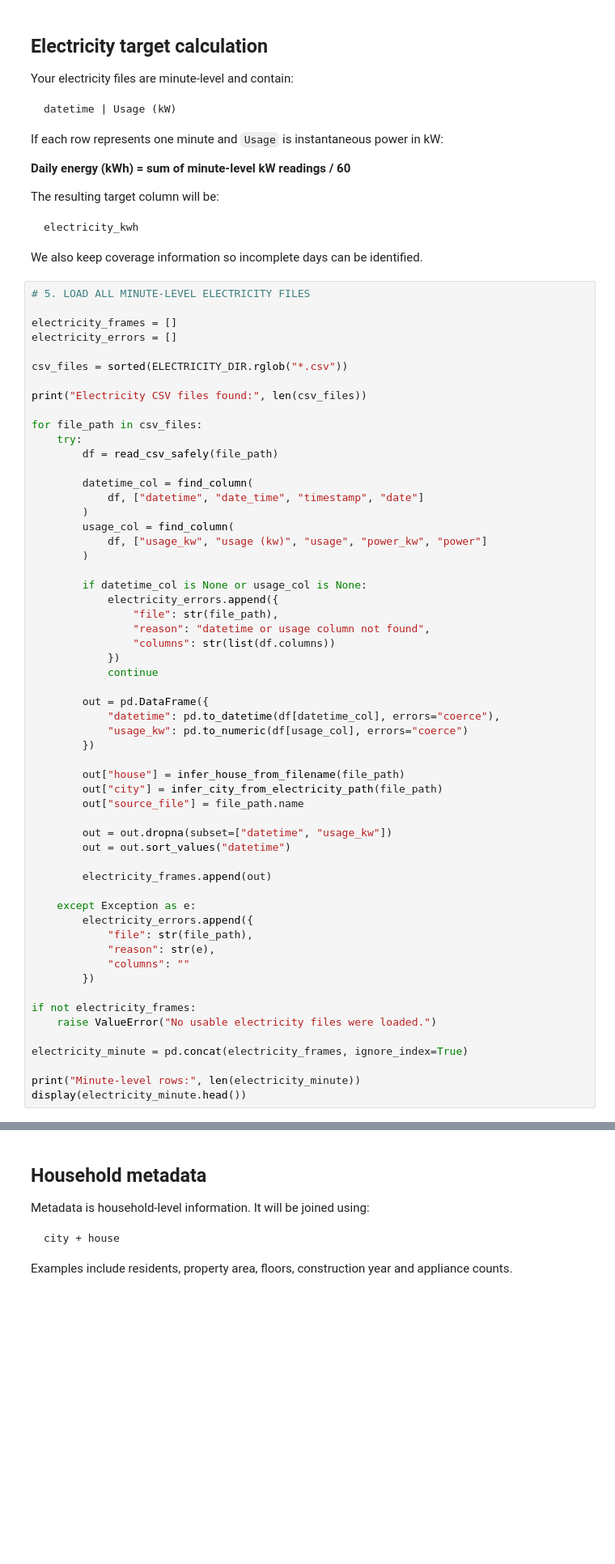
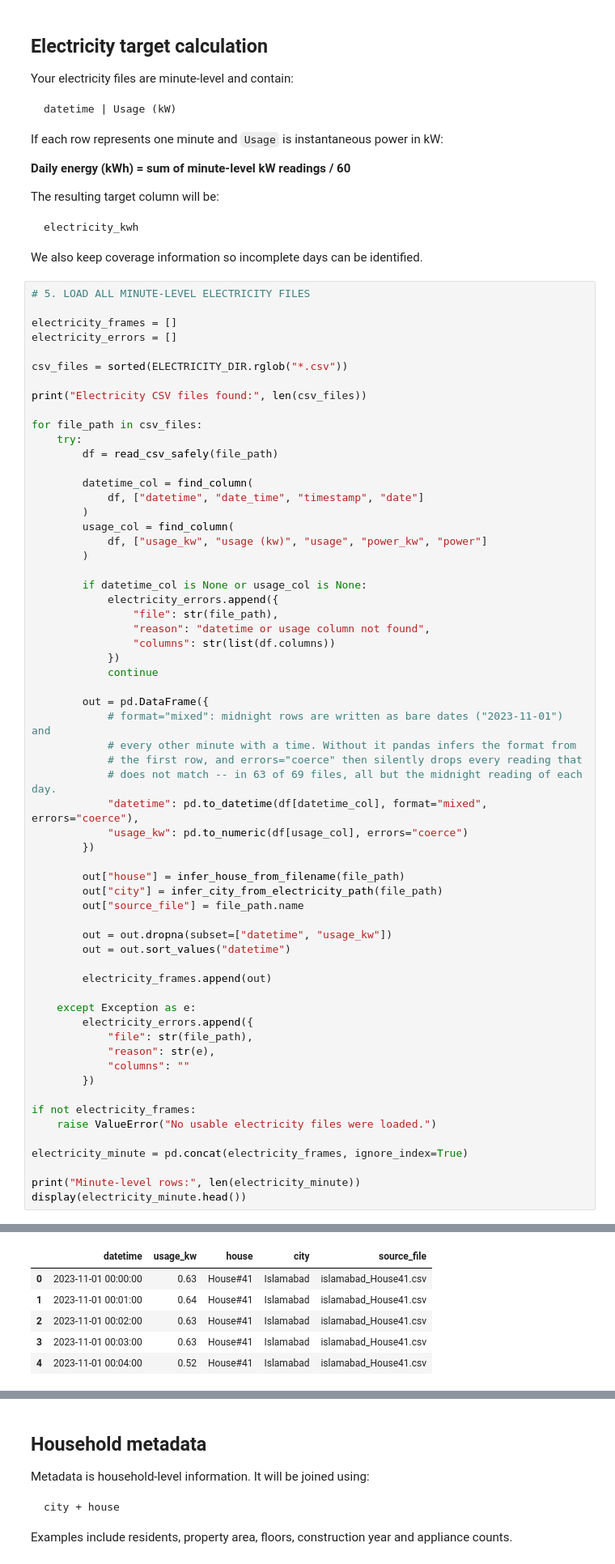
Before and after one commit to aimenja/Project-Electricity-Demand-Forecasting, a Jupyter notebook: PowerPlus_Data_Processing_Feature_Engineering.ipynb, the cells around one changed output, grey strips where cells are left out. Shown at 81% size. Drawn from its saved outputs; the diff is of its cells as text; blank space fills up the shorter version.

```diff
--- a/PowerPlus_Data_Processing_Feature_Engineering.ipynb
+++ b/PowerPlus_Data_Processing_Feature_Engineering.ipynb
@@ -206,7 +206,11 @@ for file_path in csv_files:
             continue
 
         out = pd.DataFrame({
-            "datetime": pd.to_datetime(df[datetime_col], errors="coerce"),
+            # format="mixed": midnight rows are written as bare dates ("2023-11-01") and
+            # every other minute with a time. Without it pandas infers the format from
+            # the first row, and errors="coerce" then silently drops every reading that
+            # does not match -- in 63 of 69 files, all but the midnight reading of each day.
+            "datetime": pd.to_datetime(df[datetime_col], format="mixed", errors="coerce"),
             "usage_kw": pd.to_numeric(df[usage_col], errors="coerce")
         })
 
@@ -238,3 +243,9 @@ Electricity CSV files found: 69
+|  | datetime | usage_kw | house | city | source_file |
+| 0 | 2023-11-01 00:00:00 | 0.63 | House#41 | Islamabad | islamabad_House41.csv |
+| 1 | 2023-11-01 00:01:00 | 0.64 | House#41 | Islamabad | islamabad_House41.csv |
+| 2 | 2023-11-01 00:02:00 | 0.63 | House#41 | Islamabad | islamabad_House41.csv |
+| 3 | 2023-11-01 00:03:00 | 0.63 | House#41 | Islamabad | islamabad_House41.csv |
+| 4 | 2023-11-01 00:04:00 | 0.52 | House#41 | Islamabad | islamabad_House41.csv |
 # %%
 # 6. CLEAN MINUTE-LEVEL ELECTRICITY
 
```
Also changed, not shown: parts of 23 cells of this notebook, 35 other files.
